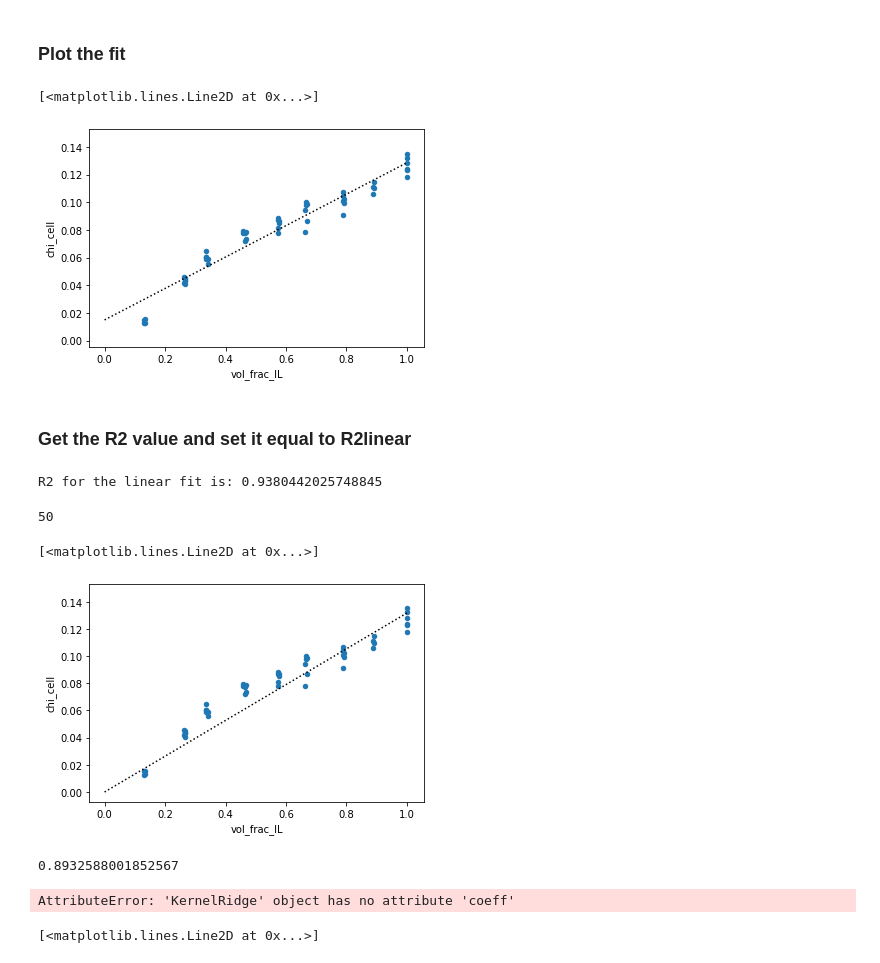
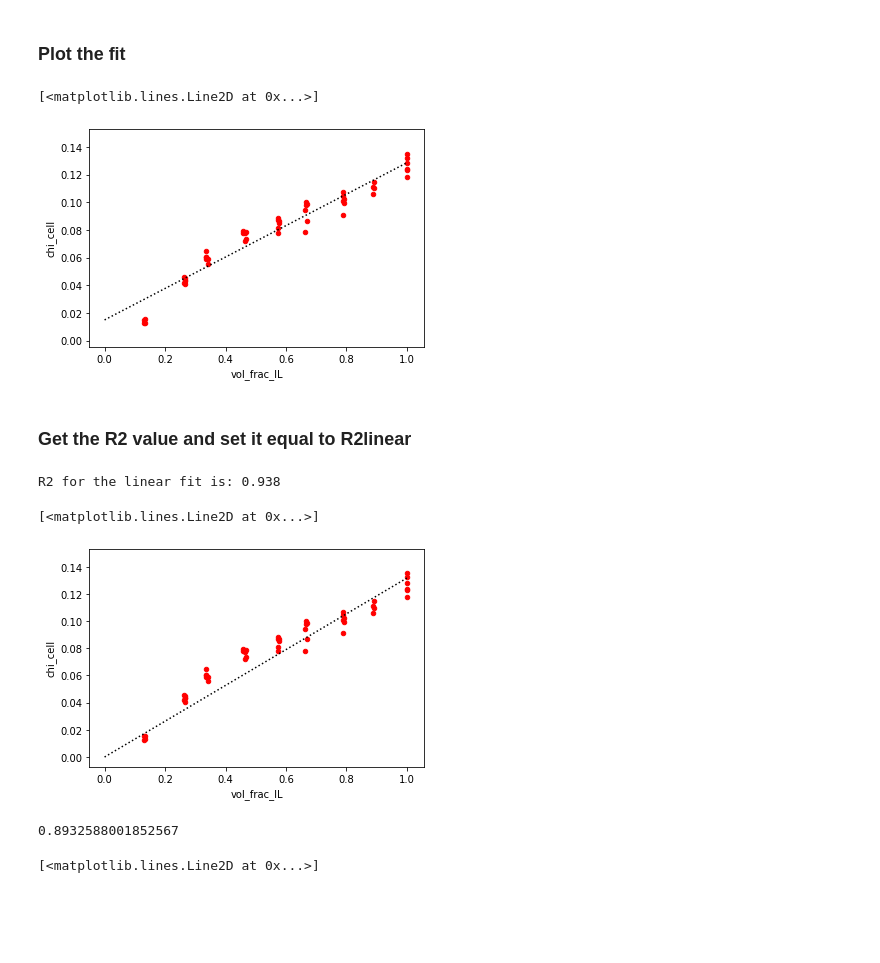
Before and after one commit to Willjterwright/Machine_learning_for_chemists, a Jupyter notebook: Regression_Cellulose.ipynb, the cells around one changed output. Saved outputs shown, nothing was run; the diff lists cells and outputs as text; code cells hidden in the pictures; blank space fills up the shorter version.

```diff
--- a/Regression_Cellulose.ipynb
+++ b/Regression_Cellulose.ipynb
@@ -293,7 +789,7 @@ vol1MI.head()
 ### Put the data into a DataFrame
 # %%
 # Create pandas dataframe to store our X and y values
-df = pd.DataFrame(vol1MI)
+df1MI = pd.DataFrame(vol1MI)
 dfDMSO = pd.DataFrame(volDMSO)
 # %%
 # Show the first five rows of our dataframe
@@ -330,11 +826,11 @@ yfitlin = model.predict(xfit[:, np.newaxis])
 # %% [markdown]
 ### Plot the fit
 # %%
-ax = df.plot.scatter("vol_frac_IL", "chi_cell")
+ax = df1MI.plot.scatter("vol_frac_IL", "chi_cell", c="red")
 ax.plot(xfitlin, yfitlin, linestyle=":", color="black")
 # %% [output]
 [<matplotlib.lines.Line2D at 0x...>]
-[figure, old version]
+[figure, new version]
 # %% [markdown]
 ### Get the R2 value and set it equal to R2linear
 # %%
@@ -342,22 +838,18 @@ R2linear = model.score(df[["vol_frac_IL"]], df["chi_cell"])
 # %%
-print("R2 for the linear fit is: {}".format(R2linear))
+print("R2 for the linear fit is: {:.3f}".format(R2linear))
 # %% [output]
-R2 for the linear fit is: 0.9380442025748845
+R2 for the linear fit is: 0.938
-# %%
-len(df)
-# %% [output]
-50
 # %%
 from sklearn.kernel_ridge import KernelRidge
 clf = KernelRidge(alpha=0.50)
-clf.fit(df[["vol_frac_IL"]], df["chi_cell"])
+clf.fit(df1MI[["vol_frac_IL"]], df1MI["chi_cell"])
 xfitridge = np.linspace(0,1)
 # %%
-yfitridge = clf.predict(xfit[:, np.newaxis])
+yfitridge = clf.predict(xfitridge[:, np.newaxis])
 # %%
-ax = df.plot.scatter("vol_frac_IL", "chi_cell")
+ax = df1MI.plot.scatter("vol_frac_IL", "chi_cell", c='red')
 ax.plot(xfitridge, yfitridge, linestyle=":", color="black")
 # %% [output]
 [<matplotlib.lines.Line2D at 0x...>]
-[figure, old version]
+[figure, new version]
 # %%
@@ -365,9 +857,5 @@ clf.score(df[["vol_frac_IL"]], df["chi_cell"])
 # %% [output]
 0.8932588001852567
-# %%
-clf.coeff
-# %% [output]
-AttributeError: 'KernelRidge' object has no attribute 'coeff'
 # %%
 ax = dfDMSO.plot.scatter("vol_frac_IL", "chi_cell")
 ax.plot(xfitlin, yfitlin, linestyle=":", color="black")
```
Also changed, not shown: parts of 119 cells of this notebook.
